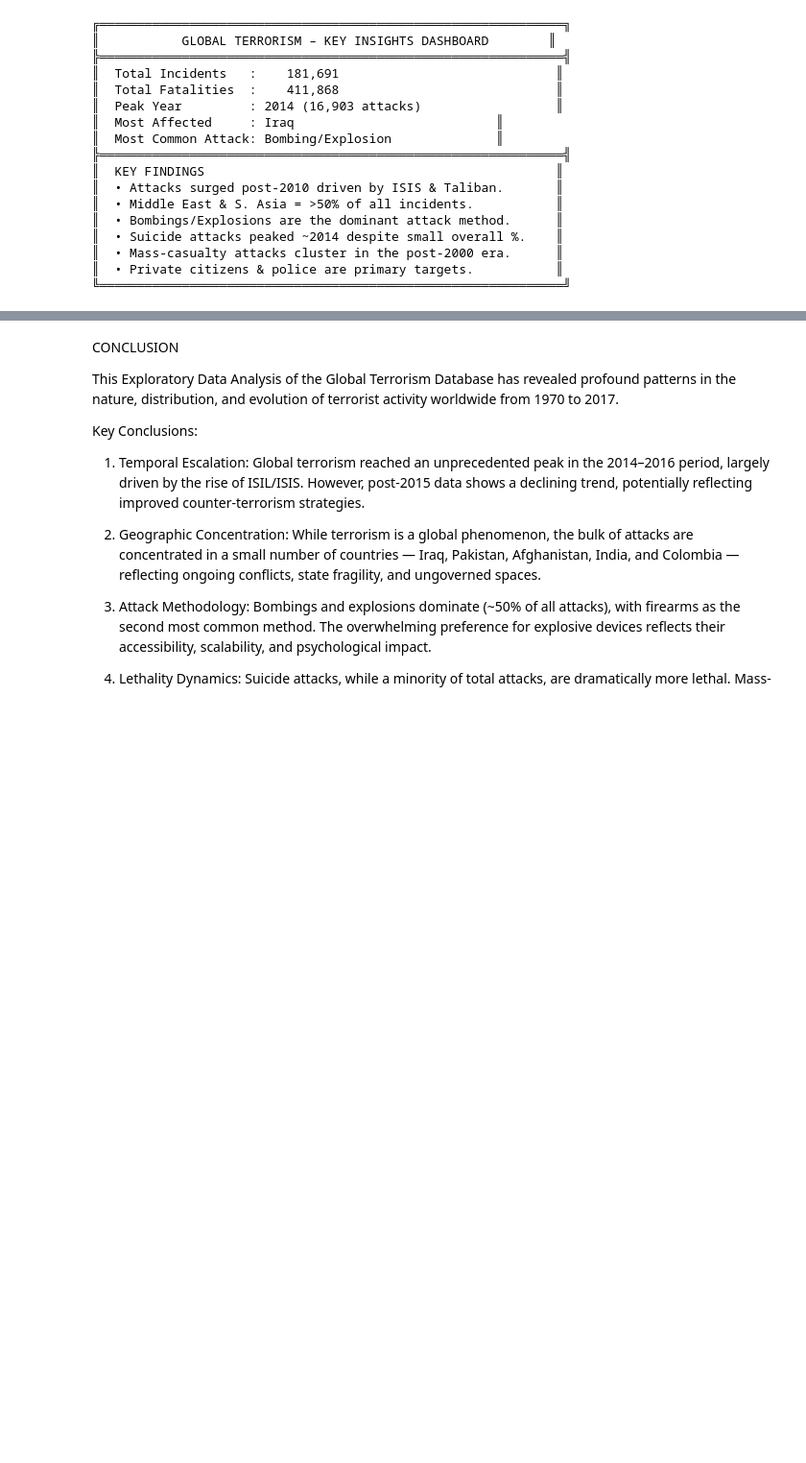
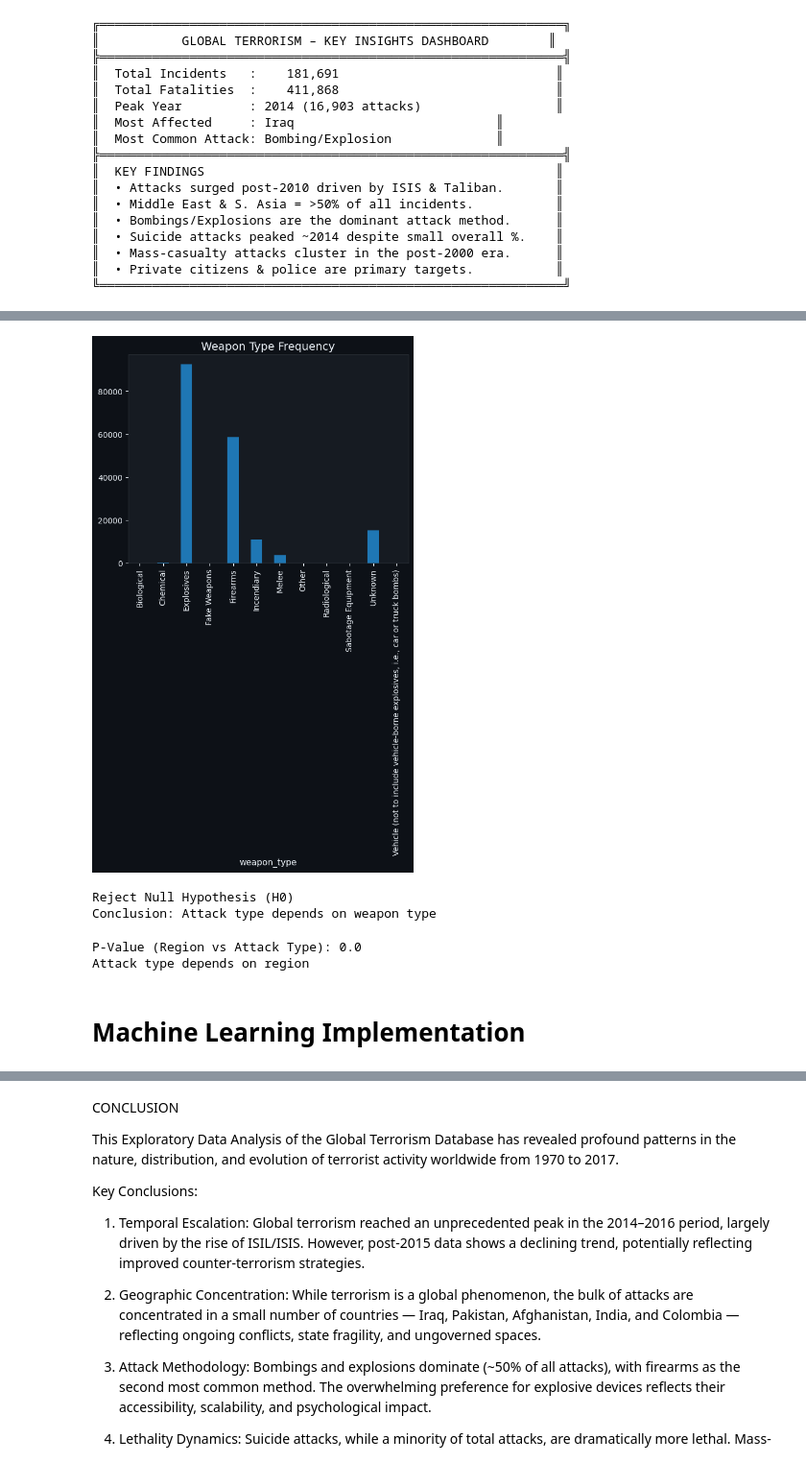
Before and after one commit to ishikarana968-rgb/data-science-assignment-3, a Jupyter notebook: Terrorism_Analysis (2).ipynb, the cells around one changed output, grey strips where cells are left out. Shown at 96% size. Saved outputs shown, nothing was run; the diff lists cells and outputs as text; code cells hidden in the pictures; blank space fills up the shorter version.

Commit message:
Added Hypothesis Testing and ML Models

```diff
--- a/Terrorism_Analysis (2).ipynb
+++ b/Terrorism_Analysis (2).ipynb
@@ -435,0 +473,36 @@ print(f"""
+# %%
+table.sum().plot(kind='bar')
+plt.title("Weapon Type Frequency")
+plt.show()
+# %% [output]
+[figure, added]
+# %%
+# Decision based on p-value
+
+if p < 0.05:
+    print("Reject Null Hypothesis (H0)")
+    print("Conclusion: Attack type depends on weapon type")
+else:
+    print("Fail to Reject Null Hypothesis (H0)")
+    print("Conclusion: No strong relationship found")
+# %% [output]
+Reject Null Hypothesis (H0)
+Conclusion: Attack type depends on weapon type
+# %%
+# Hypothesis Test for Region vs Attack Type
+
+table2 = pd.crosstab(df['attack_type'], df['region'])
+
+chi2, p, dof, expected = chi2_contingency(table2)
+
+print("P-Value (Region vs Attack Type):", p)
+
+if p < 0.05:
+    print("Attack type depends on region")
+else:
+    print("No strong relationship with region")
+# %% [output]
+P-Value (Region vs Attack Type): 0.0
+Attack type depends on region
+# %% [markdown]
+# Machine Learning Implementation
```
Also changed, not shown: parts of 14 cells of this notebook.
